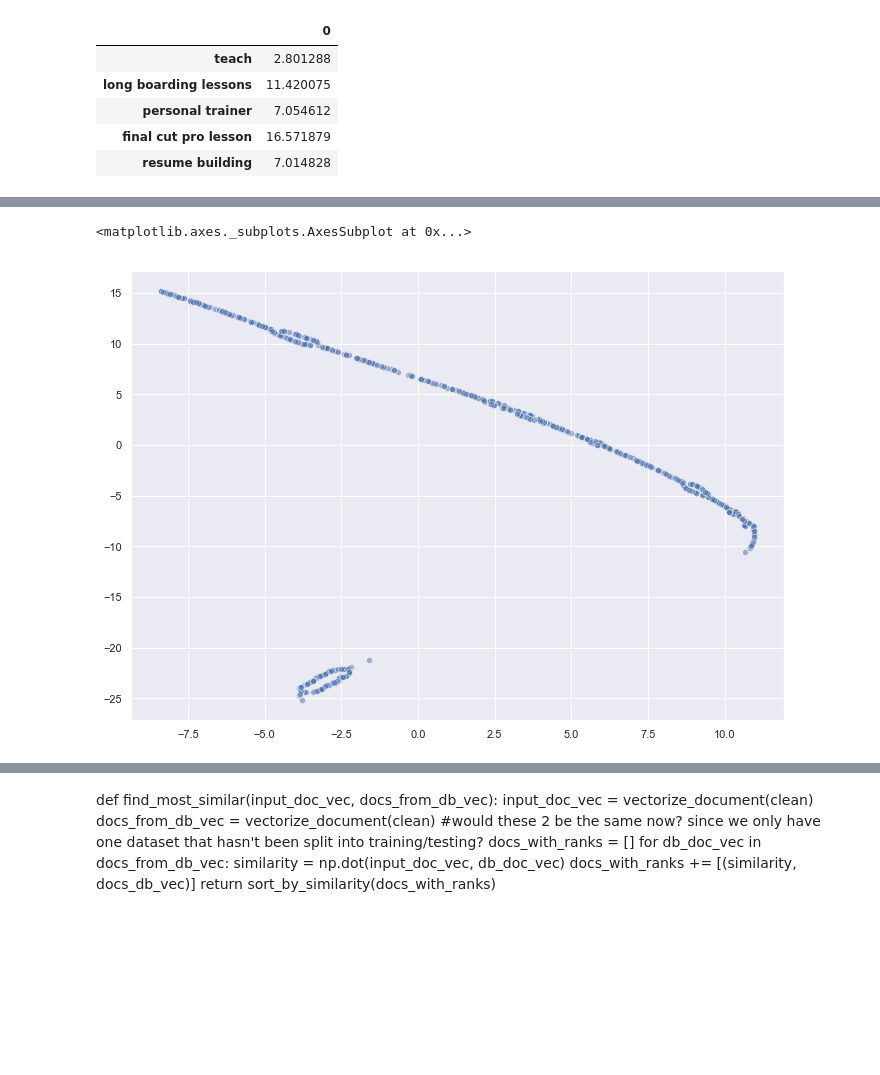
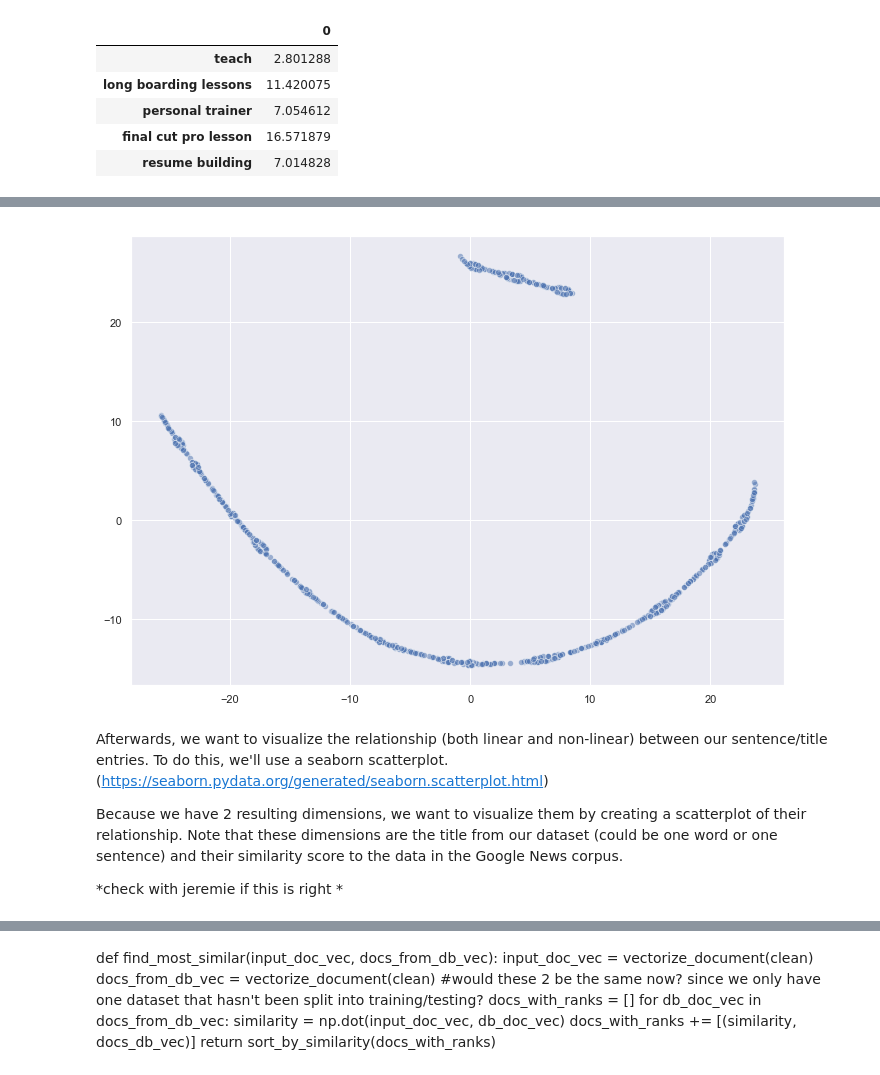
Before and after one commit to angelaaaateng/Projects, a Jupyter notebook: Pangea_RS_5.ipynb, the cells around one changed output, grey strips where cells are left out. Cells and saved outputs as stored; diff of their text form; code cells hidden in the pictures; blank space fills up the shorter version.

```diff
--- a/Pangea_RS_5.ipynb
+++ b/Pangea_RS_5.ipynb
@@ -421,4 +428,4 @@ One way to visualize this is through t-SNE, which stands for t-Distributed Stoch
 from sklearn.manifold import TSNE
 
 #model initialization
-tsne = TSNE(n_components = 2, init = 'random', random_state = 10, perplexity = 100)
+tsne = TSNE(n_components = 2, init = 'random', random_state = 10, perplexity = 50)
@@ -428,12 +453,19 @@ tsne_df = tsne.fit_transform(word_vec_master)
 # %%
-#using seaborn to visualize sentence relations
+#using seaborn to visualize sentence relationships
 sns.set()
 
 fig, ax = plt.subplots(figsize = (11.7, 8.27))
-sns.scatterplot(tsne_df[:, 0], tsne_df[:, 1], alpha = 0.5)
+scatter1 = sns.scatterplot(tsne_df[:, 0], tsne_df[:, 1], alpha = 0.5)
+# not really understqnding what's happening here
+#are those outliers at the bottom? need to go into discussion w jeremie about this interpretation
 # %% [output]
-<matplotlib.axes._subplots.AxesSubplot at 0x...>
-[figure, old version]
+[figure, new version]
+# %% [markdown]
+Afterwards, we want to visualize the relationship (both linear and non-linear) between our sentence/title entries. To do this, we'll use a seaborn scatterplot. (https://seaborn.pydata.org/generated/seaborn.scatterplot.html)
+
+Because we have 2 resulting dimensions, we want to visualize them by creating a scatterplot of their relationship. Note that these dimensions are the title from our dataset (could be one word or one sentence) and their similarity score to the data in the Google News corpus.
+
+*check with jeremie if this is right *
 # %%
 #now we want to add labels to this, so use the package adjustText
 from adjustText import adjust_text
```
Also changed, not shown: parts of 8 cells of this notebook.
